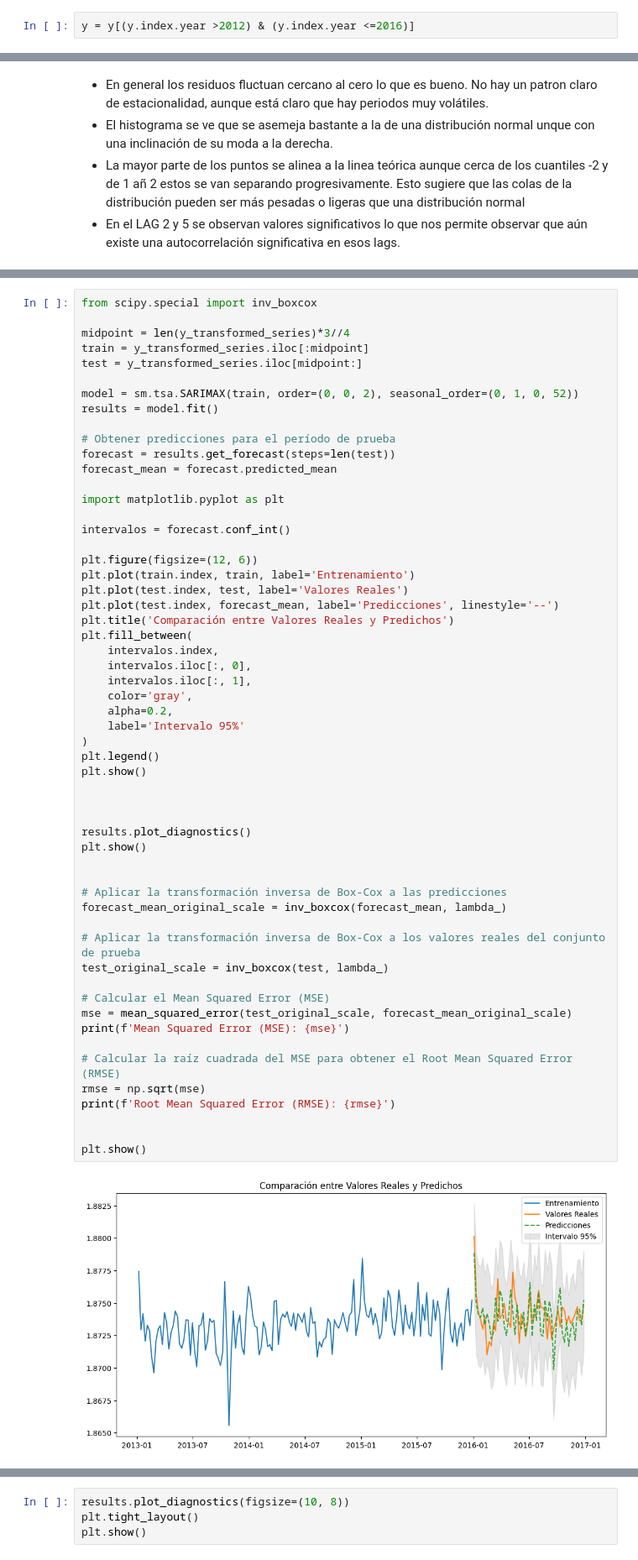
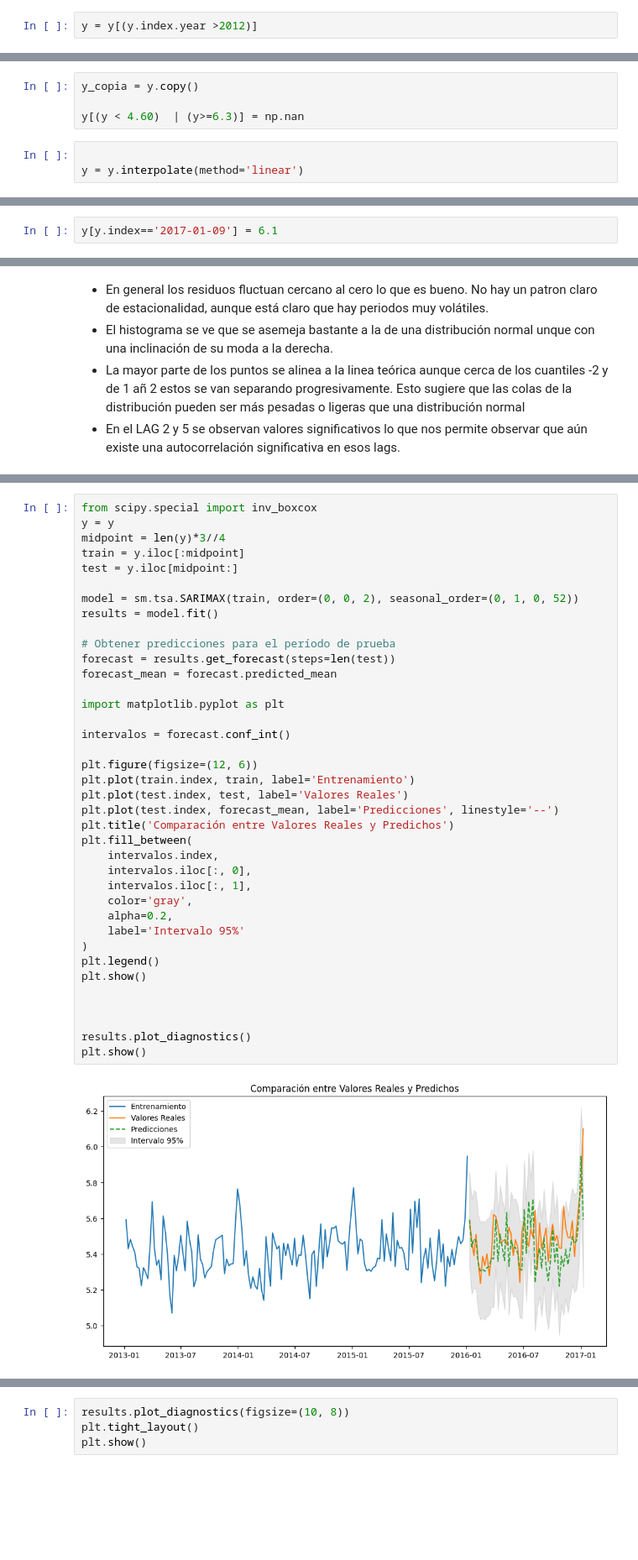
Before and after one commit to LLAES07/Forecasting-SARIMA, a Jupyter notebook: Notebooks/proyect.ipynb, the cells around one changed output, grey strips where cells are left out. Shown at 84% size. Saved outputs shown, nothing was run; the diff lists cells and outputs as text; blank space fills up the shorter version.

```diff
--- a/Notebooks/proyect.ipynb
+++ b/Notebooks/proyect.ipynb
@@ -179,7 +190,7 @@ plt.show()
 # %% [markdown]
 - Considerando que los datos no se ven prometedores con el valor máximo, tomaremos desde finales del 2019 en adelante
 # %%
-y = y[(y.index.year >2012) & (y.index.year <=2016)]
+y = y[(y.index.year >2012)]
 # %%
 plt.figure(figsize=(10, 8))
 plt.plot(y.index, y, label='Datos Originales', color='blue')
@@ -189,0 +216,7 @@ plt.show()
+# %%
+y_copia = y.copy()
+
+y[(y < 4.60)  | (y>=6.3)] = np.nan
+# %%
+
+y = y.interpolate(method='linear')
@@ -189,0 +249,2 @@ plt.show()
+# %%
+y[y.index=='2017-01-09'] = 6.1
@@ -430,58 +481,40 @@ plt.show()
 # %%
 from scipy.special import inv_boxcox
-
-midpoint = len(y_transformed_series)*3//4
-train = y_transformed_series.iloc[:midpoint]
-test = y_transformed_series.iloc[midpoint:]
+y = y
+midpoint = len(y)*3//4
+train = y.iloc[:midpoint]
+test = y.iloc[midpoint:]
 
 model = sm.tsa.SARIMAX(train, order=(0, 0, 2), seasonal_order=(0, 1, 0, 52))
 results = model.fit()
 
 # Obtener predicciones para el período de prueba
 forecast = results.get_forecast(steps=len(test))
 forecast_mean = forecast.predicted_mean
 
 import matplotlib.pyplot as plt
 
 intervalos = forecast.conf_int()
 
 plt.figure(figsize=(12, 6))
 plt.plot(train.index, train, label='Entrenamiento')
 plt.plot(test.index, test, label='Valores Reales')
 plt.plot(test.index, forecast_mean, label='Predicciones', linestyle='--')
 plt.title('Comparación entre Valores Reales y Predichos')
 plt.fill_between(
     intervalos.index,
     intervalos.iloc[:, 0],
     intervalos.iloc[:, 1],
     color='gray',
     alpha=0.2,
     label='Intervalo 95%'
 )
 plt.legend()
 plt.show()
 
 
 
 results.plot_diagnostics()
 plt.show()
-
-
-# Aplicar la transformación inversa de Box-Cox a las predicciones
-forecast_mean_original_scale = inv_boxcox(forecast_mean, lambda_)
-
-# Aplicar la transformación inversa de Box-Cox a los valores reales del conjunto de prueba
-test_original_scale = inv_boxcox(test, lambda_)
-
-# Calcular el Mean Squared Error (MSE)
-mse = mean_squared_error(test_original_scale, forecast_mean_original_scale)
-print(f'Mean Squared Error (MSE): {mse}')
-
-# Calcular la raíz cuadrada del MSE para obtener el Root Mean Squared Error (RMSE)
-rmse = np.sqrt(mse)
-print(f'Root Mean Squared Error (RMSE): {rmse}')
-
-
-plt.show()
 # %% [output]
-[figure, old version]
+[figure, new version]
```
Also changed, not shown: parts of 43 cells of this notebook.
